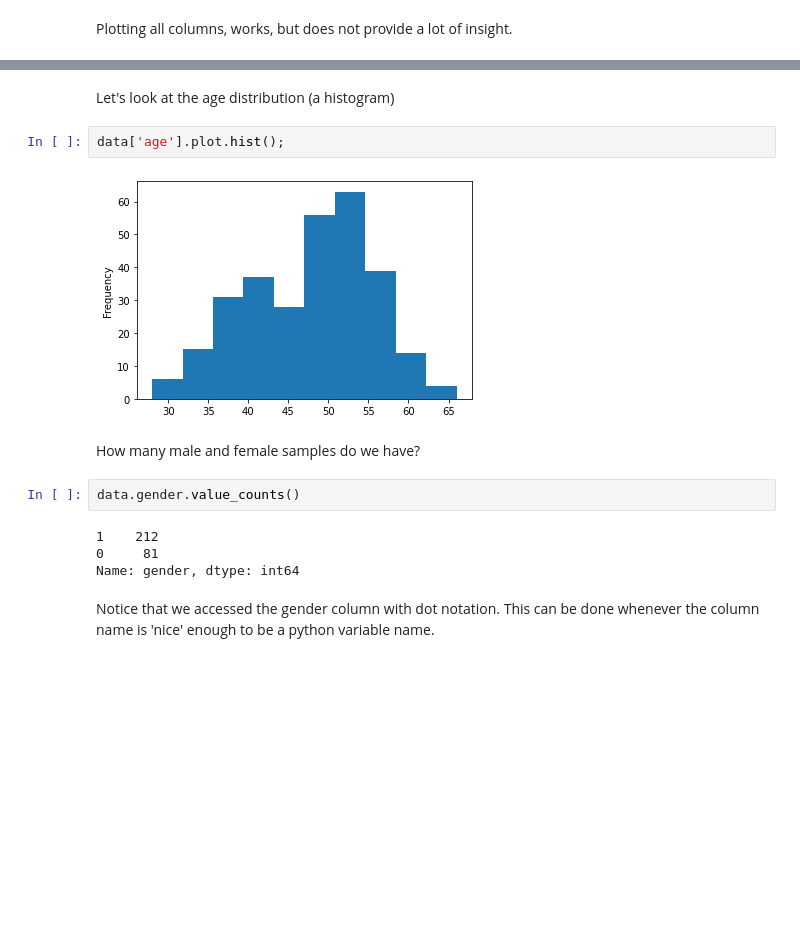
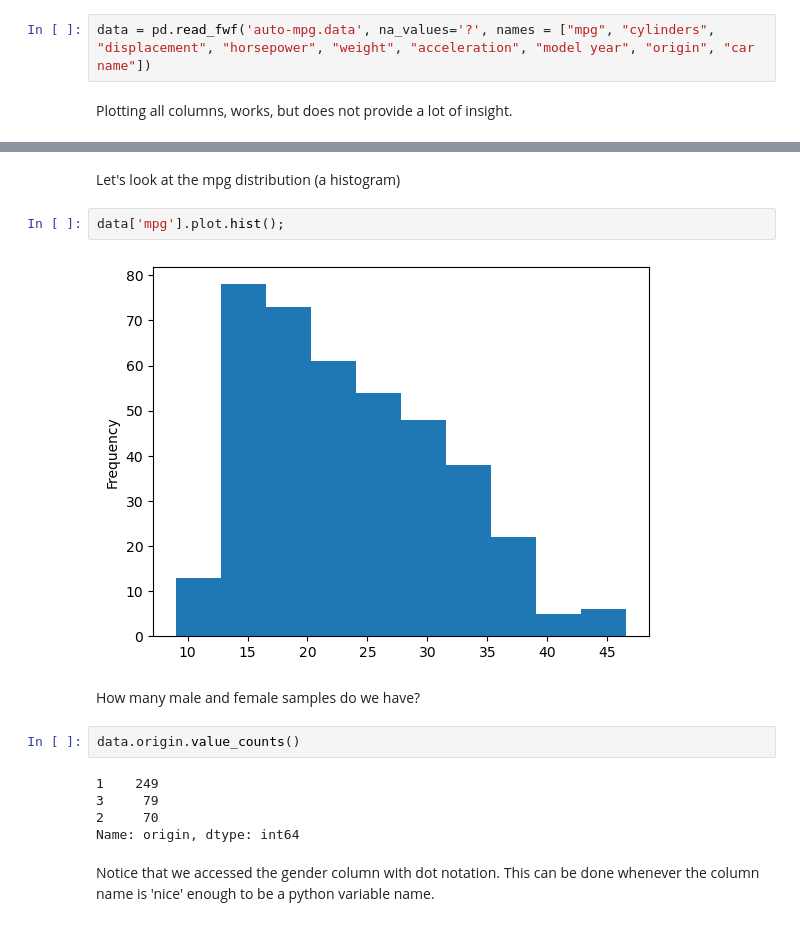
Before and after one commit to ENSF611/lab0-data-and-visualization-review-kWeech, a Jupyter notebook: ml-lab0-master/lab0-visualization-auto_mpg.ipynb, the cells around one changed output, grey strips where cells are left out. Cells and saved outputs as stored; diff of their text form; blank space fills up the shorter version.

Commit message:
changed naming in visualization

```diff
--- a/ml-lab0-master/lab0-visualization-auto_mpg.ipynb
+++ b/ml-lab0-master/lab0-visualization-auto_mpg.ipynb
@@ -107,3 +106,5 @@ data = pd.read_csv('heart-attack.csv', na_values='?')
+# %%
+data = pd.read_fwf('auto-mpg.data', na_values='?', names = ["mpg", "cylinders", "displacement", "horsepower", "weight", "acceleration", "model year", "origin", "car name"])
 # %% [markdown]
 Plotting all columns, works, but does not provide a lot of insight.
 # %%
@@ -114,17 +115,18 @@ data.plot()
 # %% [markdown]
-Let's look at the age distribution (a histogram)
+Let's look at the mpg distribution (a histogram)
 # %%
-data['age'].plot.hist();
+data['mpg'].plot.hist();
 # %% [output]
-[figure, old version]
+[figure, new version]
 # %% [markdown]
 How many male and female samples do we have?
 # %%
-data.gender.value_counts()
+data.origin.value_counts()
 # %% [output]
-1    212
-0     81
-Name: gender, dtype: int64
+1    249
+3     79
+2     70
+Name: origin, dtype: int64
 # %% [markdown]
 Notice that we accessed the gender column with dot notation. This can be done whenever the column name is 'nice' enough to be a python variable name.
 # %% [markdown]
```
Also changed, not shown: parts of 21 cells of this notebook, 1 other file.
